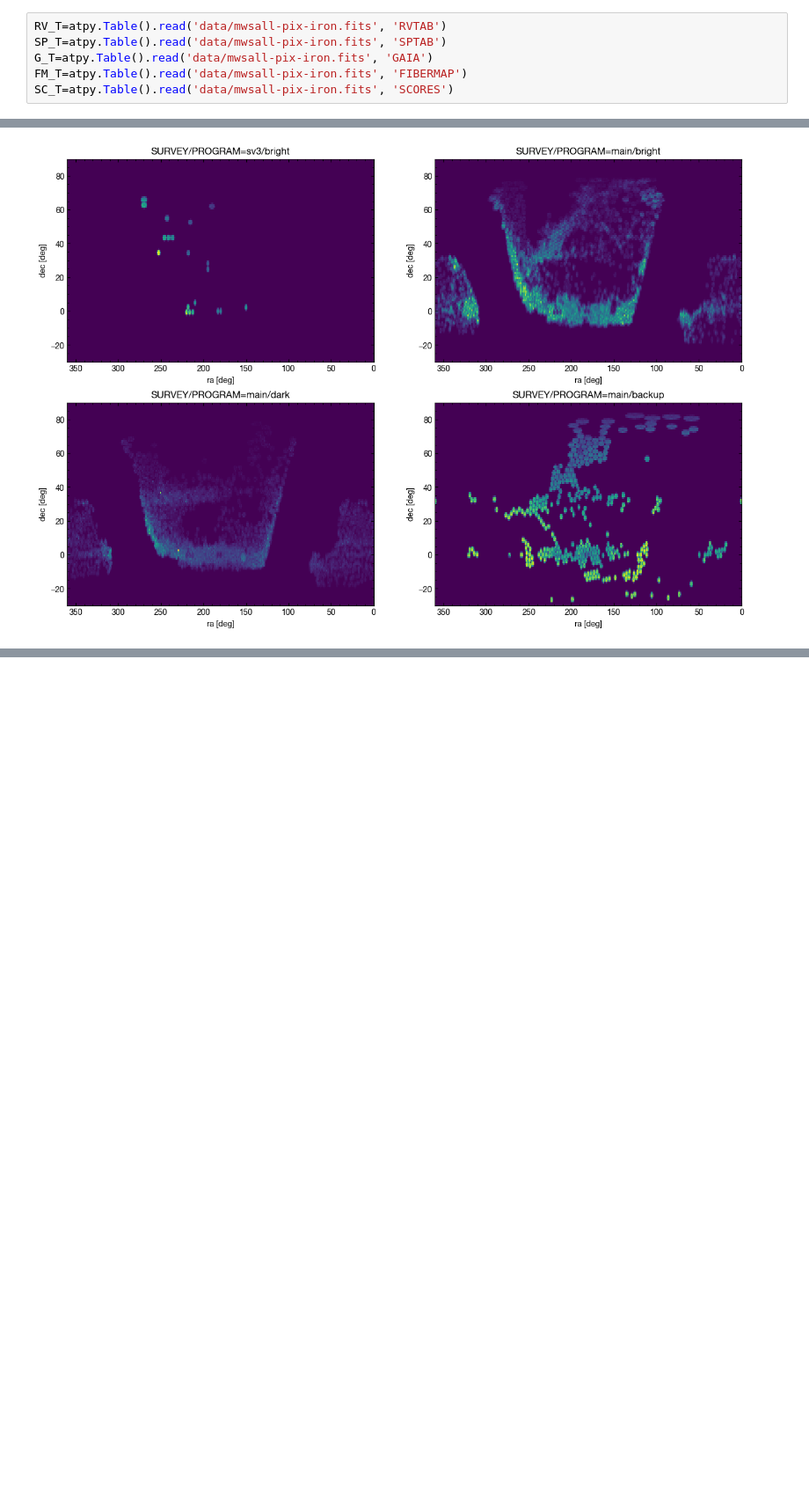
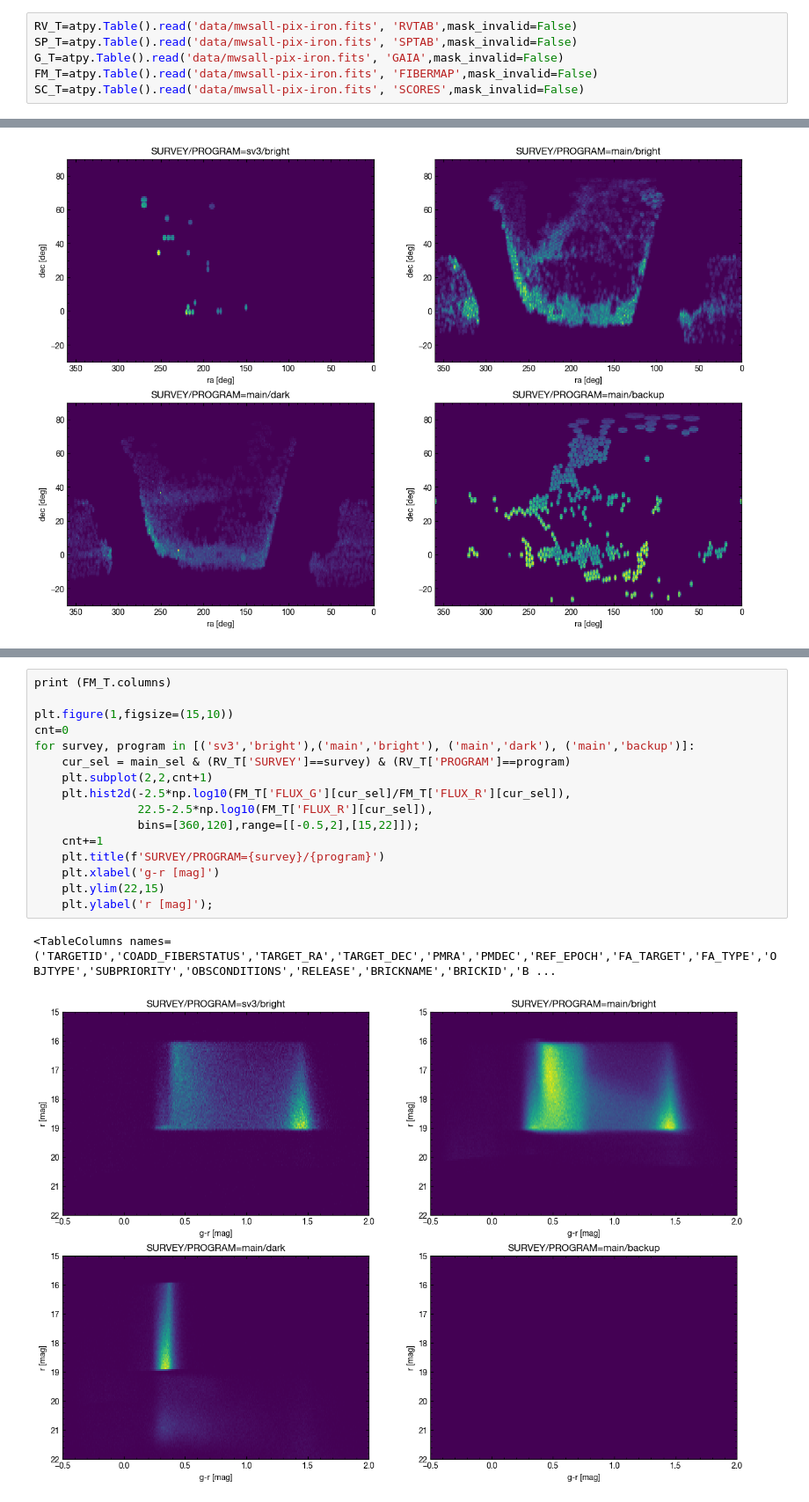
Before and after one commit to desimilkyway/dr1_tutorials, a Jupyter notebook: DR1_tutorial.ipynb, the cells around one changed output, grey strips where cells are left out. Shown at 88% size. Drawn from its saved outputs; the diff is of its cells as text; blank space fills up the shorter version.

```diff
--- a/DR1_tutorial.ipynb
+++ b/DR1_tutorial.ipynb
@@ -39,11 +39,11 @@ This table consists from several extensions that contain different information
 4) FIBERMAP extension: table of targeting information
 5) SCORES extension: spectra quality columns
 # %%
-RV_T=atpy.Table().read('data/mwsall-pix-iron.fits', 'RVTAB')
-SP_T=atpy.Table().read('data/mwsall-pix-iron.fits', 'SPTAB')
-G_T=atpy.Table().read('data/mwsall-pix-iron.fits', 'GAIA')
-FM_T=atpy.Table().read('data/mwsall-pix-iron.fits', 'FIBERMAP')
-SC_T=atpy.Table().read('data/mwsall-pix-iron.fits', 'SCORES')
+RV_T=atpy.Table().read('data/mwsall-pix-iron.fits', 'RVTAB',mask_invalid=False)
+SP_T=atpy.Table().read('data/mwsall-pix-iron.fits', 'SPTAB',mask_invalid=False)
+G_T=atpy.Table().read('data/mwsall-pix-iron.fits', 'GAIA',mask_invalid=False)
+FM_T=atpy.Table().read('data/mwsall-pix-iron.fits', 'FIBERMAP',mask_invalid=False)
+SC_T=atpy.Table().read('data/mwsall-pix-iron.fits', 'SCORES',mask_invalid=False)
 # %%
 # Selecting sources that are
 # are
@@ -105,0 +111,19 @@ for survey, program in [('sv3','bright'),('main','bright'), ('main','dark'), ('m
+# %%
+print (FM_T.columns)
+
+plt.figure(1,figsize=(15,10))
+cnt=0
+for survey, program in [('sv3','bright'),('main','bright'), ('main','dark'), ('main','backup')]:
+    cur_sel = main_sel & (RV_T['SURVEY']==survey) & (RV_T['PROGRAM']==program)
+    plt.subplot(2,2,cnt+1)
+    plt.hist2d(-2.5*np.log10(FM_T['FLUX_G'][cur_sel]/FM_T['FLUX_R'][cur_sel]),
+               22.5-2.5*np.log10(FM_T['FLUX_R'][cur_sel]),
+               bins=[360,120],range=[[-0.5,2],[15,22]]);
+    cnt+=1
+    plt.title(f'SURVEY/PROGRAM={survey}/{program}')
+    plt.xlabel('g-r [mag]')
+    plt.ylim(22,15)
+    plt.ylabel('r [mag]');
+# %% [output]
+<TableColumns names=('TARGETID','COADD_FIBERSTATUS','TARGET_RA','TARGET_DEC','PMRA','PMDEC','REF_EPOCH','FA_TARGET','FA_TYPE','OBJTYPE','SUBPRIORITY','OBSCONDITIONS','RELEASE','BRICKNAME','BRICKID','B ...
+[figure, added]
```
Also changed, not shown: parts of 3 cells of this notebook.
